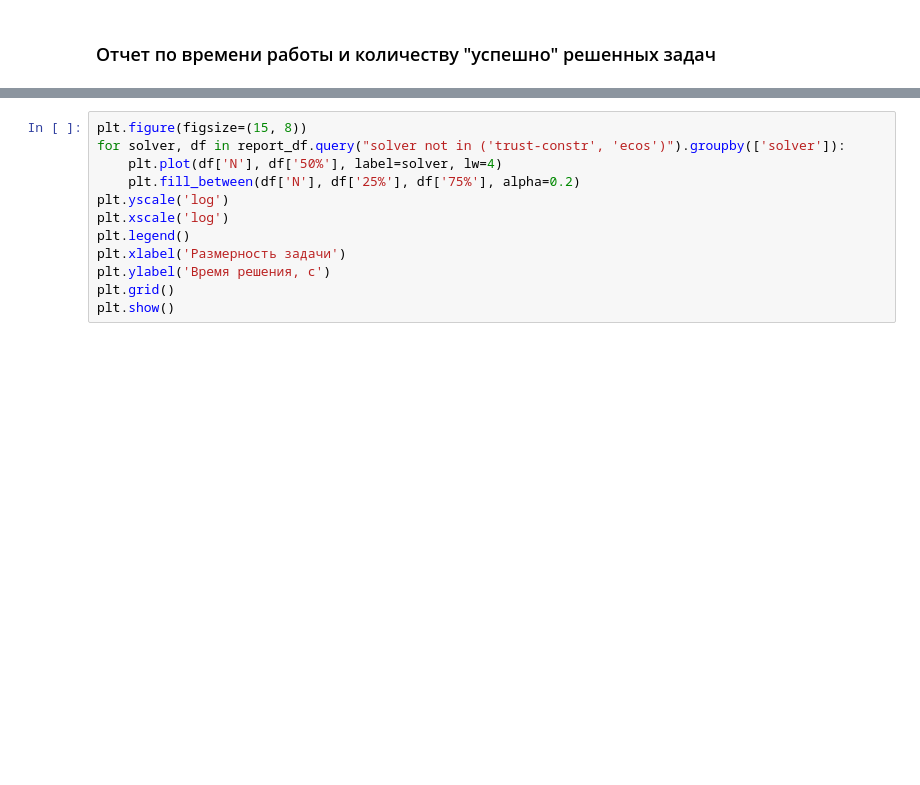
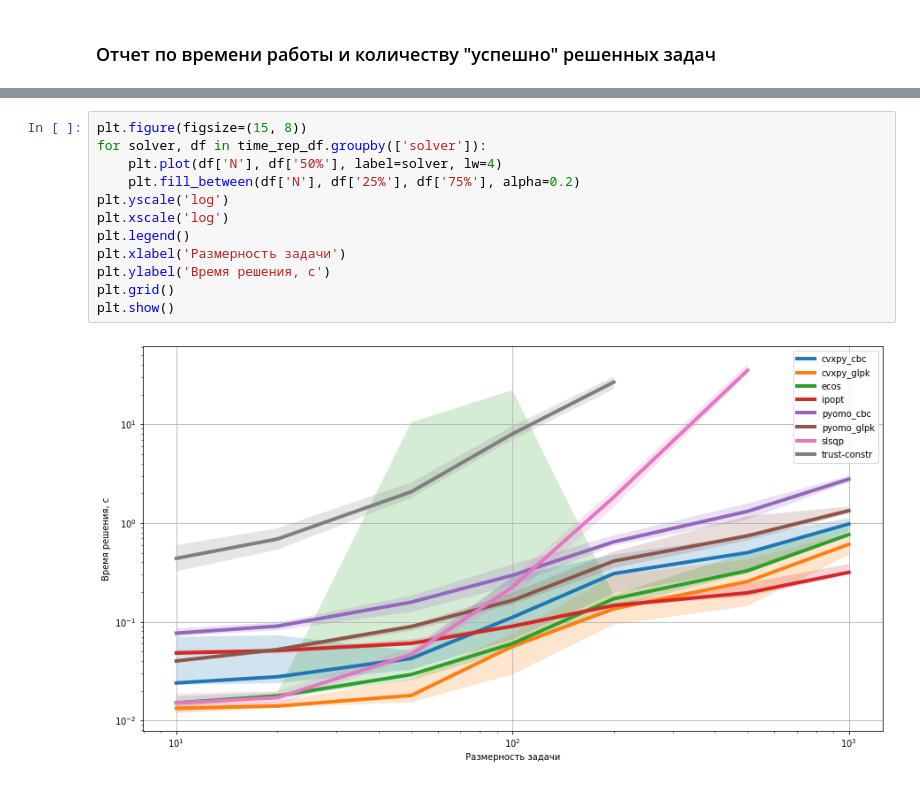
Before and after one commit to mbudylin/OptimizersArticle, a Jupyter notebook: optimizers_test.ipynb, the cells around one changed output, grey strips where cells are left out. Saved outputs shown, nothing was run; the diff lists cells and outputs as text; blank space fills up the shorter version.

```diff
--- a/optimizers_test.ipynb
+++ b/optimizers_test.ipynb
@@ -148,14 +196,16 @@ plt.show()
 # %%
 plt.figure(figsize=(15, 8))
-for solver, df in report_df.query("solver not in ('trust-сonstr', 'ecos')").groupby(['solver']):
+for solver, df in time_rep_df.groupby(['solver']):
     plt.plot(df['N'], df['50%'], label=solver, lw=4)
     plt.fill_between(df['N'], df['25%'], df['75%'], alpha=0.2)
 plt.yscale('log')
 plt.xscale('log')
 plt.legend()
 plt.xlabel('Размерность задачи')
 plt.ylabel('Время решения, с')
 plt.grid()
 plt.show()
+# %% [output]
+[figure, added]
 # %%
 stats_df.groupby(['solver'])['success'].mean()
```
Also changed, not shown: parts of 12 cells of this notebook, 4 other files.
